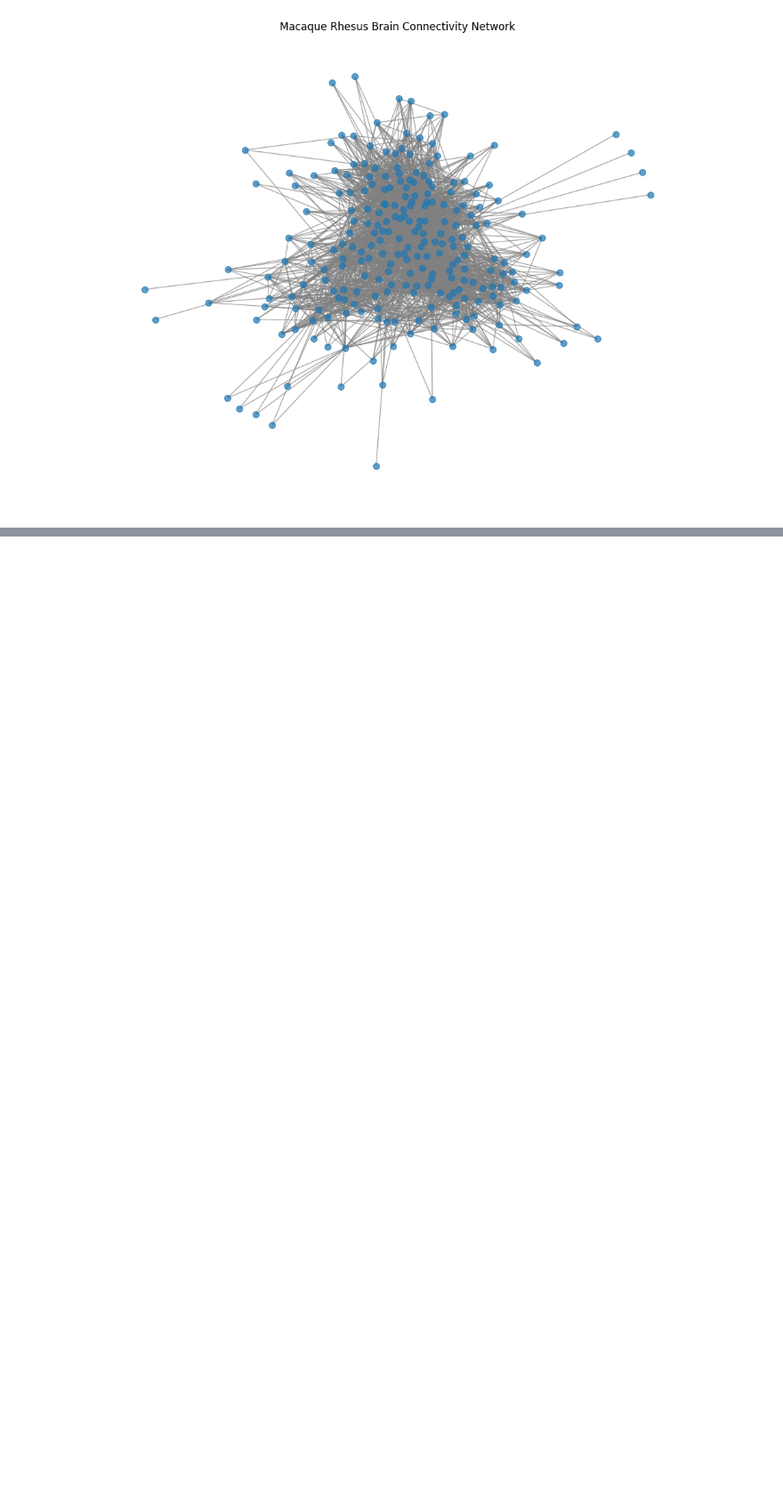
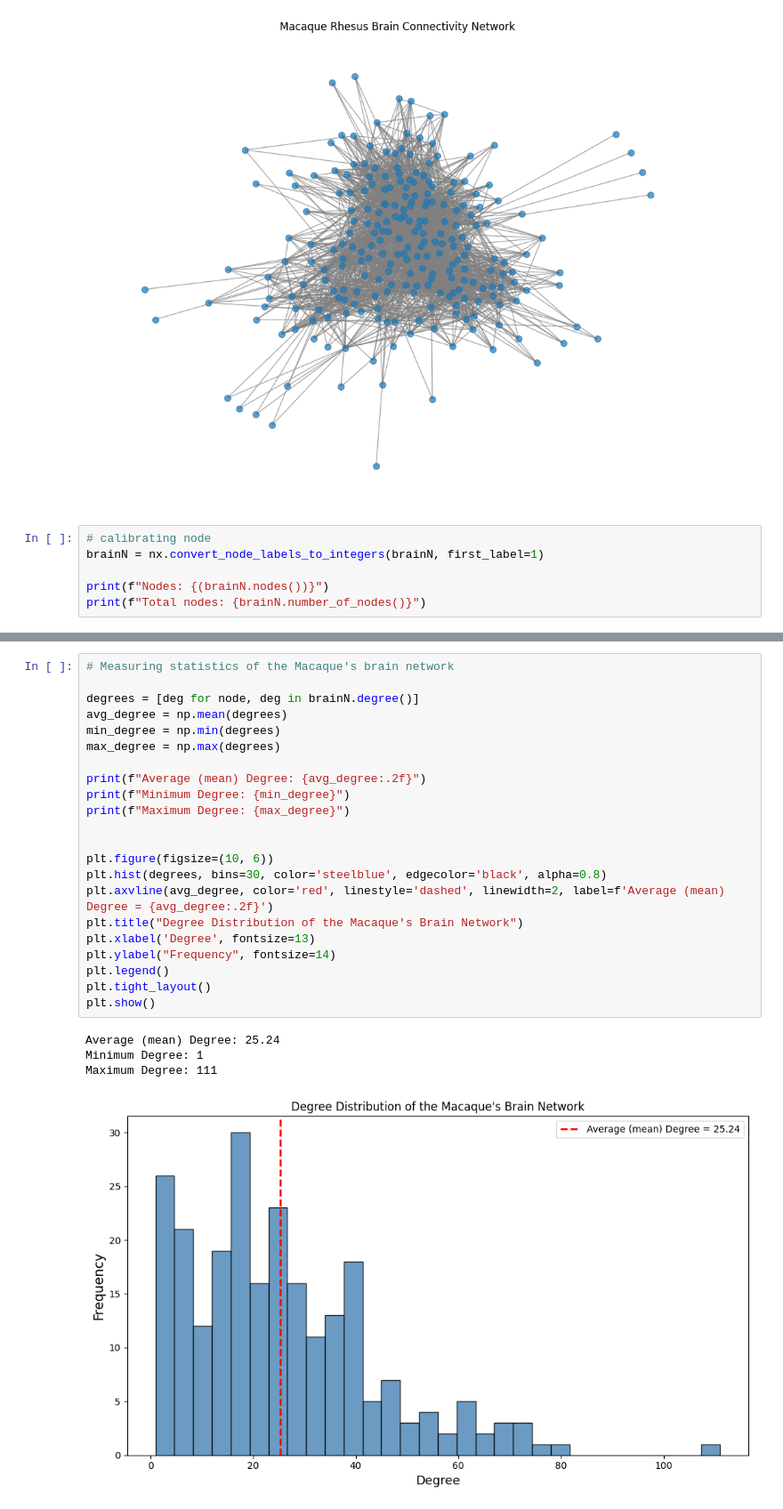
Before and after one commit to cristian0527/MATH-383, a Jupyter notebook: Midterm_Project.ipynb, the cells around one changed output, grey strips where cells are left out. Shown at 89% size. Cells and saved outputs as stored; diff of their text form; blank space fills up the shorter version.

```diff
--- a/Midterm_Project.ipynb
+++ b/Midterm_Project.ipynb
@@ -48,3 +50,9 @@ plt.tight_layout()
 plt.show()
 # %% [output]
 [figure]
+# %%
+# calibrating node
+brainN = nx.convert_node_labels_to_integers(brainN, first_label=1)
+
+print(f"Nodes: {(brainN.nodes())}")
+print(f"Total nodes: {brainN.number_of_nodes()}")
@@ -50,0 +84,27 @@ plt.show()
+# %%
+# Measuring statistics of the Macaque's brain network
+
+degrees = [deg for node, deg in brainN.degree()]
+avg_degree = np.mean(degrees)
+min_degree = np.min(degrees)
+max_degree = np.max(degrees)
+
+print(f"Average (mean) Degree: {avg_degree:.2f}")
+print(f"Minimum Degree: {min_degree}")
+print(f"Maximum Degree: {max_degree}")
+
+
+plt.figure(figsize=(10, 6))
+plt.hist(degrees, bins=30, color='steelblue', edgecolor='black', alpha=0.8)
+plt.axvline(avg_degree, color='red', linestyle='dashed', linewidth=2, label=f'Average (mean) Degree = {avg_degree:.2f}')
+plt.title("Degree Distribution of the Macaque's Brain Network")
+plt.xlabel('Degree', fontsize=13)
+plt.ylabel("Frequency", fontsize=14)
+plt.legend()
+plt.tight_layout()
+plt.show()
+# %% [output]
+Average (mean) Degree: 25.24
+Minimum Degree: 1
+Maximum Degree: 111
+[figure, added]
```
Also changed, not shown: parts of 7 cells of this notebook.
